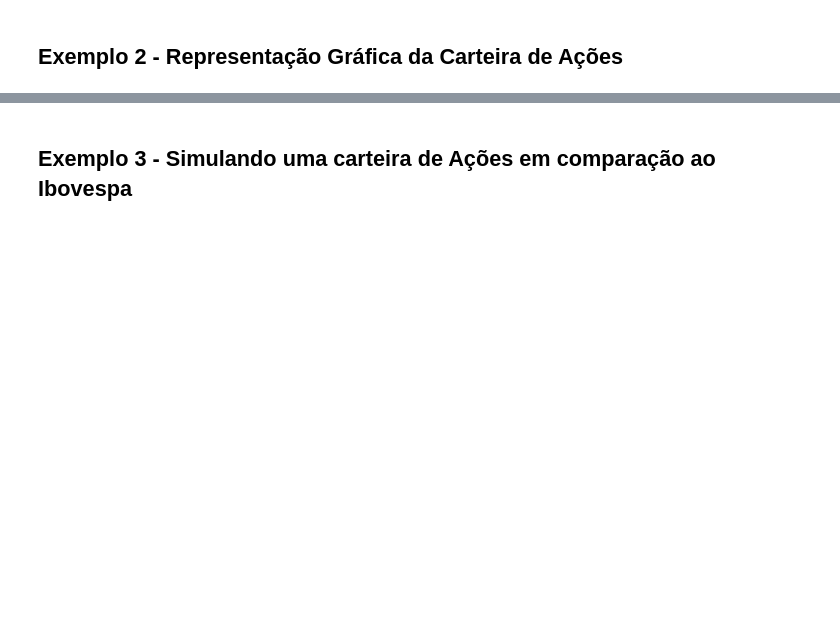
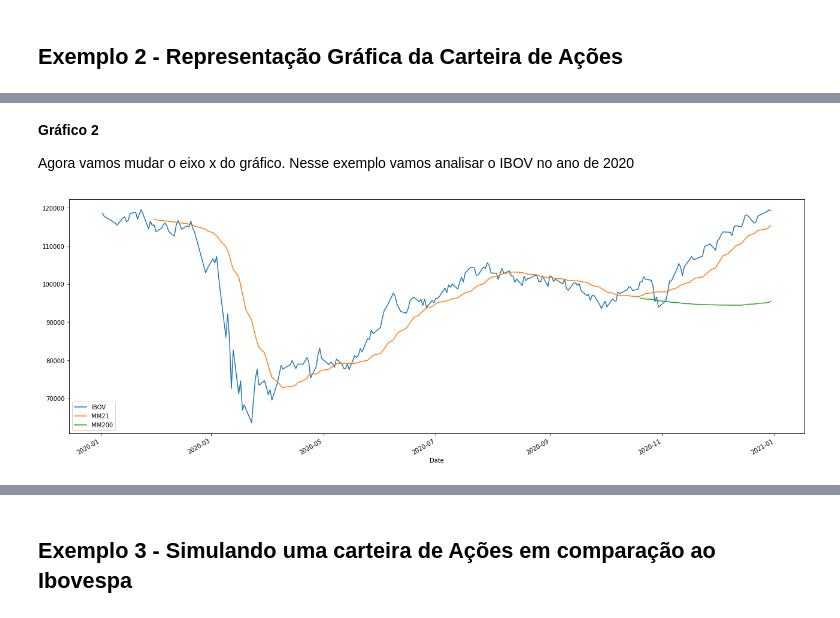
Before and after one commit to MoreiraErick/learning-python, a Jupyter notebook: Bootcamp-IGTI-Aula-Interativa-1.ipynb, the cells around one changed output, grey strips where cells are left out. Drawn from its saved outputs; the diff is of its cells as text; code cells hidden in the pictures; blank space fills up the shorter version.

```diff
--- a/Bootcamp-IGTI-Aula-Interativa-1.ipynb
+++ b/Bootcamp-IGTI-Aula-Interativa-1.ipynb
@@ -14,0 +146,12 @@
+# %% [markdown]
+**Gráfico 2**
+
+Agora vamos mudar o eixo x do gráfico. Nesse exemplo vamos analisar o IBOV no ano de 2020
+# %%
+ibov_fatiado = ibov[ibov.index.year == 2020] # Aqui definimos o ano de 2020
+ibov_fatiado["Close"].plot(figsize=(22,8), label="IBOV")
+ibov_fatiado["Close"].rolling(21).mean().plot(label="MM21") # Linha Média Móvel 21 Dias
+ibov_fatiado["Close"].rolling(200).mean().plot(label="MM200") # Linha Média Móvel 200 Dias
+plt.legend(); # Plota as Legendas
+# %% [output]
+[figure, added]
```
Also changed, not shown: parts of 37 cells of this notebook.
